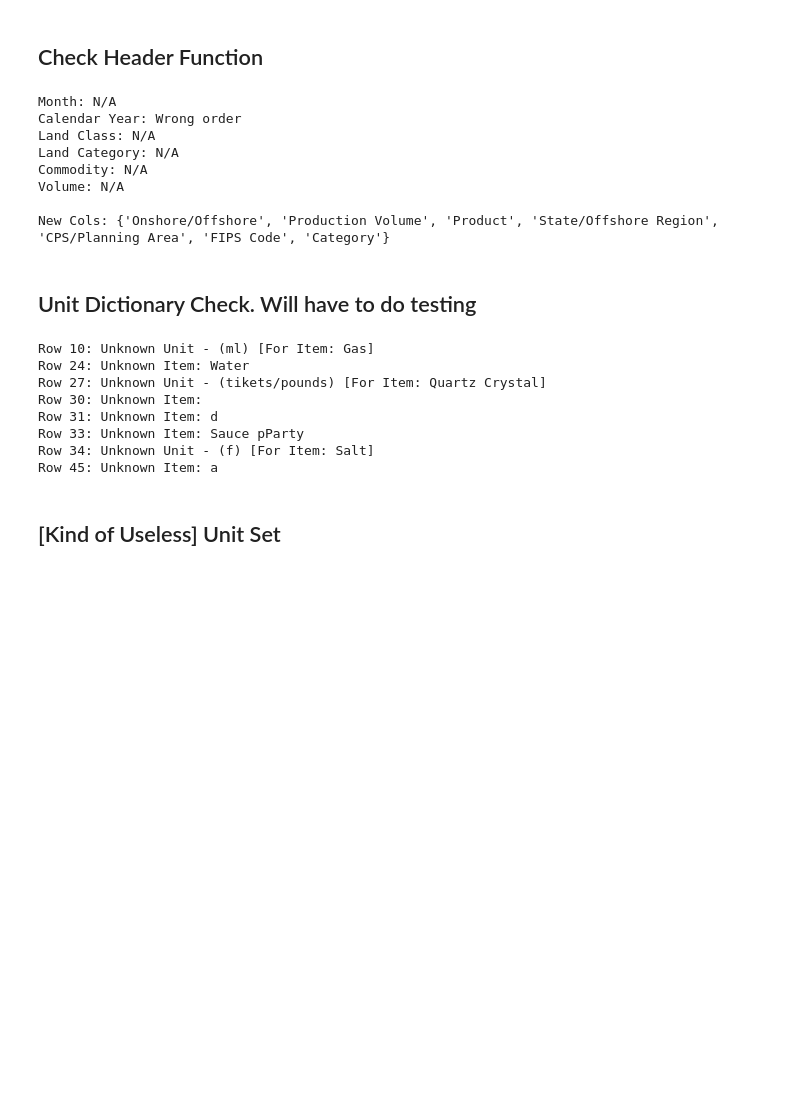
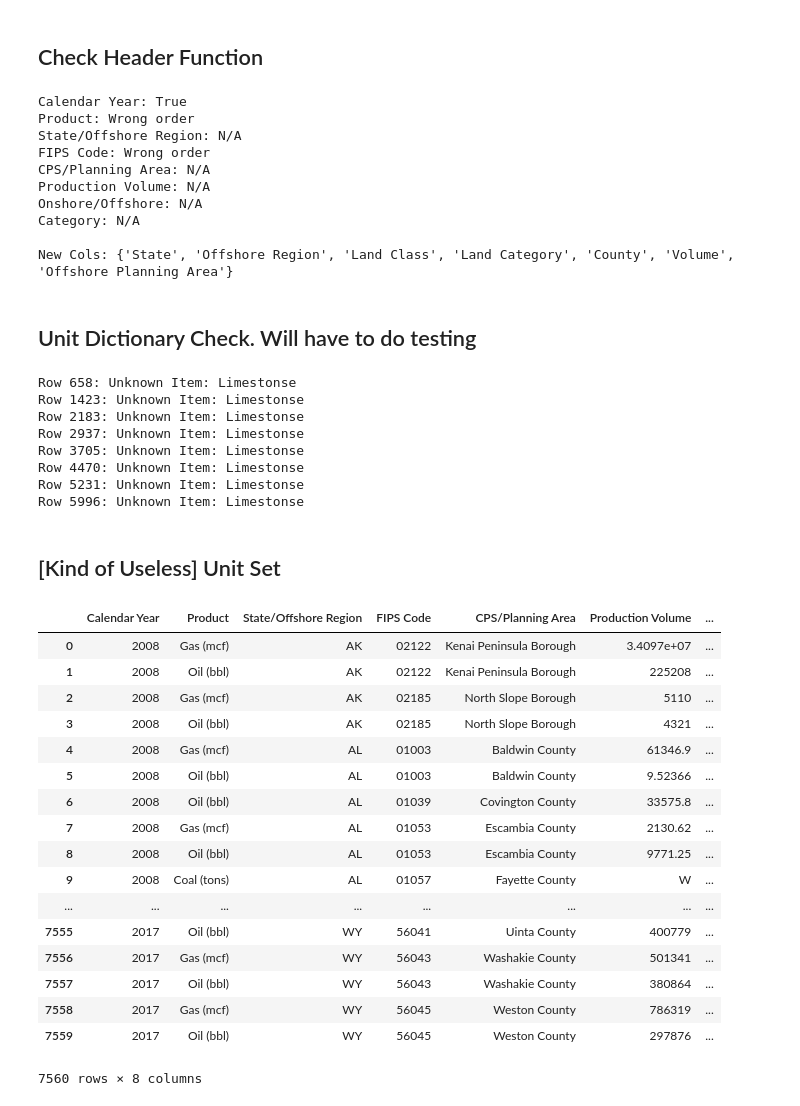
Before and after one commit to DOI-ONRR/Revdoi-Data-Quality, a Jupyter notebook: _Jupyter/Data Quality Garbo Notebook.ipynb, the cells around one changed output. Drawn from its saved outputs; the diff is of its cells as text; code cells hidden in the pictures; blank space fills up the shorter version.

```diff
--- a/_Jupyter/Data Quality Garbo Notebook.ipynb
+++ b/_Jupyter/Data Quality Garbo Notebook.ipynb
@@ -112,20 +108,23 @@ def check_header(file):
     # Prints all fields not in the format
     print('\nNew Cols:', uncheckedCols)
 
-check_header(dfCYPro)
+header = set_header(dfCYPro)
+check_header(fe18)
 # %% [output]
-Month: N/A
-Calendar Year: Wrong order
-Land Class: N/A
-Land Category: N/A
-Commodity: N/A
-Volume: N/A
+Calendar Year: True
+Product: Wrong order
+State/Offshore Region: N/A
+FIPS Code: Wrong order
+CPS/Planning Area: N/A
+Production Volume: N/A
+Onshore/Offshore: N/A
+Category: N/A
 
-New Cols: {'Onshore/Offshore', 'Production Volume', 'Product', 'State/Offshore Region', 'CPS/Planning Area', 'FIPS Code', 'Category'}
+New Cols: {'State', 'Offshore Region', 'Land Class', 'Land Category', 'County', 'Volume', 'Offshore Planning Area'}
 # %% [markdown]
 ## Unit Dictionary Check. Will have to do testing
 # %%
-fepro = pd.read_excel('files/fepro17.xlsx').fillna('')
+fepro = pd.read_excel('files/federal_production_CY08-17.xlsx').fillna('')
 
 def check_unit_dict(file, default):
     index = 0
@@ -146,18 +145,18 @@ def check_unit_dict(file, default):
         print('No Errors Found :)')
 
 
-write_units(make_unit_dict(dfCYPro))
+write_units(make_unit_dict(fe18))
 default_dict = read_uconfig()
 check_unit_dict(fepro ,default_dict)
 # %% [output]
-Row 10: Unknown Unit - (ml) [For Item: Gas]
-Row 24: Unknown Item: Water
-Row 27: Unknown Unit - (tikets/pounds) [For Item: Quartz Crystal]
-Row 30: Unknown Item:
-Row 31: Unknown Item: d
-Row 33: Unknown Item: Sauce pParty
-Row 34: Unknown Unit - (f) [For Item: Salt]
-Row 45: Unknown Item: a
+Row 658: Unknown Item: Limestonse
+Row 1423: Unknown Item: Limestonse
+Row 2183: Unknown Item: Limestonse
+Row 2937: Unknown Item: Limestonse
+Row 3705: Unknown Item: Limestonse
+Row 4470: Unknown Item: Limestonse
+Row 5231: Unknown Item: Limestonse
+Row 5996: Unknown Item: Limestonse
 # %% [markdown]
 ## [Kind of Useless] Unit Set
 # %%
@@ -174,3 +173,24 @@ def check_unit_set(file, default):
         if u not in default:
             print(index,u,'?')
         index+=1
+# %%
+dfCYPro
+# %% [output]
+|  | Calendar Year | Product | State/Offshore Region | FIPS Code | CPS/Planning Area | Production Volume | ... |
+| 0 | 2008 | Gas (mcf) | AK | 02122 | Kenai Peninsula Borough | 3.4097e+07 | ... |
+| 1 | 2008 | Oil (bbl) | AK | 02122 | Kenai Peninsula Borough | 225208 | ... |
+| 2 | 2008 | Gas (mcf) | AK | 02185 | North Slope Borough | 5110 | ... |
+| 3 | 2008 | Oil (bbl) | AK | 02185 | North Slope Borough | 4321 | ... |
+| 4 | 2008 | Gas (mcf) | AL | 01003 | Baldwin County | 61346.9 | ... |
+| 5 | 2008 | Oil (bbl) | AL | 01003 | Baldwin County | 9.52366 | ... |
+| 6 | 2008 | Oil (bbl) | AL | 01039 | Covington County | 33575.8 | ... |
+| 7 | 2008 | Gas (mcf) | AL | 01053 | Escambia County | 2130.62 | ... |
+| 8 | 2008 | Oil (bbl) | AL | 01053 | Escambia County | 9771.25 | ... |
+| 9 | 2008 | Coal (tons) | AL | 01057 | Fayette County | W | ... |
+| ... | ... | ... | ... | ... | ... | ... | ... |
+| 7555 | 2017 | Oil (bbl) | WY | 56041 | Uinta County | 400779 | ... |
+| 7556 | 2017 | Gas (mcf) | WY | 56043 | Washakie County | 501341 | ... |
+| 7557 | 2017 | Oil (bbl) | WY | 56043 | Washakie County | 380864 | ... |
+| 7558 | 2017 | Gas (mcf) | WY | 56045 | Weston County | 786319 | ... |
+| 7559 | 2017 | Oil (bbl) | WY | 56045 | Weston County | 297876 | ... |
+7560 rows × 8 columns
```
Also changed, not shown: parts of 4 cells of this notebook, 3 other files.
